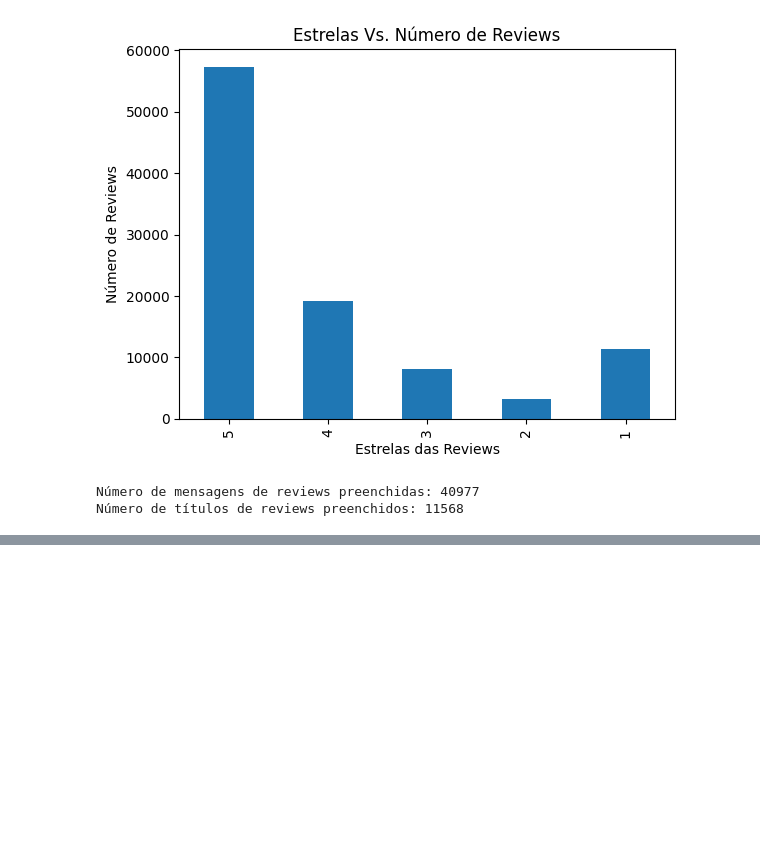
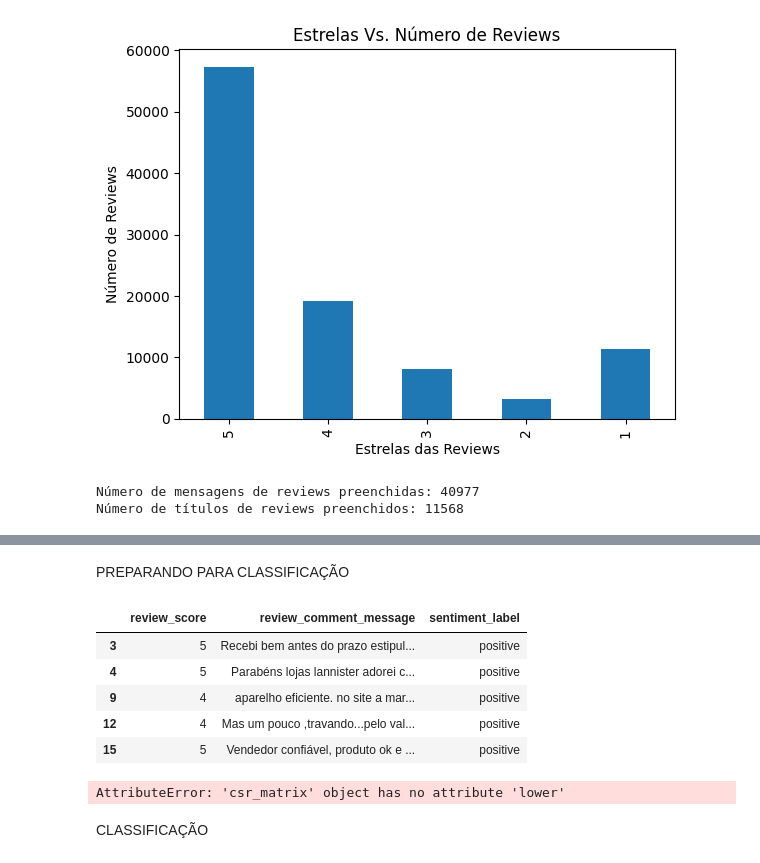
Before and after one commit to GabrielYamashita/IntermediateExamNLP, a Jupyter notebook: main.ipynb, the cells around one changed output, grey strips where cells are left out. Saved outputs shown, nothing was run; the diff lists cells and outputs as text; code cells hidden in the pictures; blank space fills up the shorter version.

```diff
--- a/main.ipynb
+++ b/main.ipynb
@@ -29,3 +45,6 @@ df.head()
 | 2 | 228ce5500dc1d8e020d8d1322874b6f0 | f9e4b658b201a9f2ecdecbb34bed034b | 5 | NaN | NaN | 2018-02-17 00:00:00 | ... |
 | 3 | e64fb393e7b32834bb789ff8bb30750e | 658677c97b385a9be170737859d3511b | 5 | NaN | Recebi bem antes do prazo estipul... | 2017-04-21 00:00:00 | ... |
 | 4 | f7c4243c7fe1938f181bec41a392bdeb | 8e6bfb81e283fa7e4f11123a3fb894f1 | 5 | NaN | Parabéns lojas lannister adorei c... | 2018-03-01 00:00:00 | ... |
+# %%
+df_comments = df[['review_score', 'review_comment_message']].dropna()
+df_comments.head()
@@ -65,0 +194,37 @@ stopwords = set(stopwords_list.split())
+# %% [markdown]
+PREPARANDO PARA CLASSIFICAÇÃO
+# %%
+# Labelling data
+score_map = {
+    1: 'negative',
+    2: 'negative',
+    3: 'positive',
+    4: 'positive',
+    5: 'positive'
+}
+df_comments['sentiment_label'] = df_comments['review_score'].map(score_map)
+
+df_comments.head()
+# %% [output]
+|  | review_score | review_comment_message | sentiment_label |
+| 3 | 5 | Recebi bem antes do prazo estipul... | positive |
+| 4 | 5 | Parabéns lojas lannister adorei c... | positive |
+| 9 | 4 | aparelho eficiente. no site a mar... | positive |
+| 12 | 4 | Mas um pouco ,travando...pelo val... | positive |
+| 15 | 5 | Vendedor confiável, produto ok e ... | positive |
+# %%
+# Splitting into train and test sets
+X = df_comments['review_comment_message'].apply(lambda text: text.lower())
+y = df_comments['sentiment_label']
+
+# Applying the pipeline and splitting the data
+# X_processed = vectorizer.fit_transform(X)
+X_train, X_test, y_train, y_test = train_test_split(X_processed, y, test_size=.20, random_state=42)
+
+vectorizer = TfidfVectorizer(max_features=5000)
+X_train_tfidf = vectorizer.fit_transform(X_train)
+X_test_tfidf = vectorizer.transform(X_test)
+# %% [output]
+AttributeError: 'csr_matrix' object has no attribute 'lower'
+# %% [markdown]
+CLASSIFICAÇÃO
```
Also changed, not shown: parts of 24 cells of this notebook, 6 other files.
